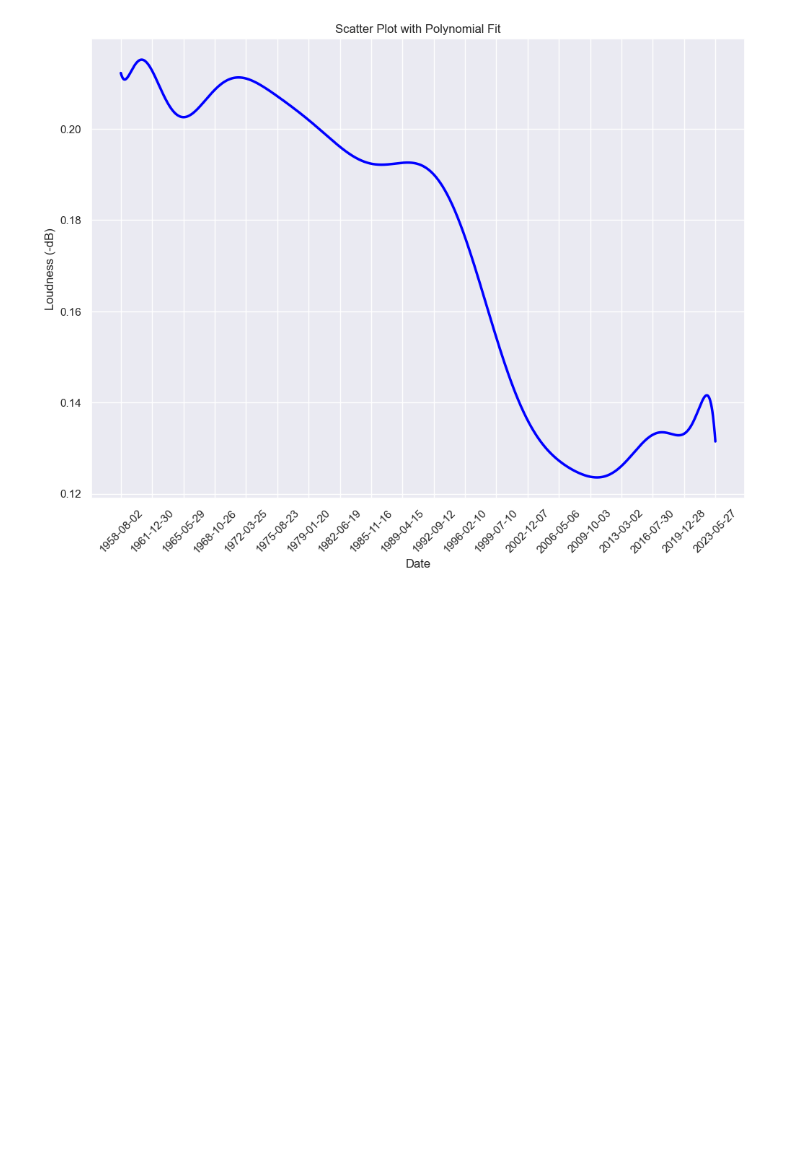
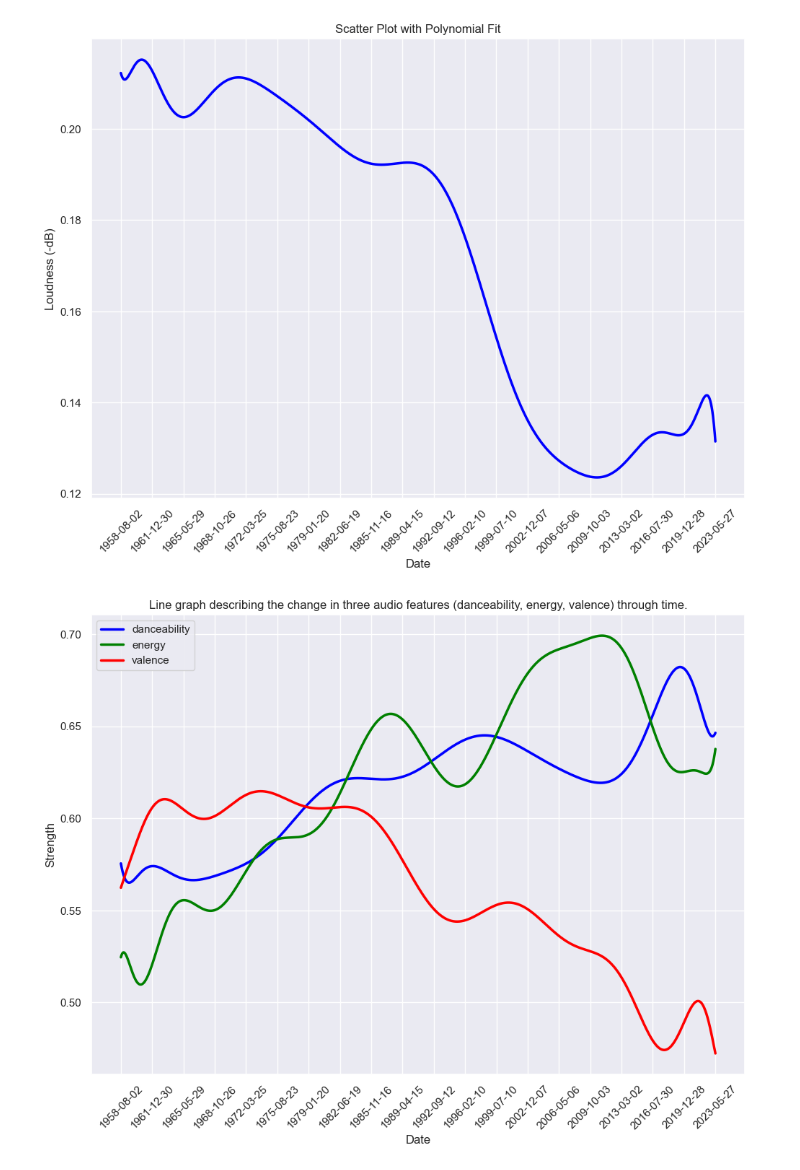
Before and after one commit to ronanhansel/billboard-music-trend, a Jupyter notebook: main.ipynb, the cells around one changed output. Cells and saved outputs as stored; diff of their text form; code cells hidden in the pictures; blank space fills up the shorter version.

Commit message:
Merged graphs

```diff
--- a/main.ipynb
+++ b/main.ipynb
@@ -922,7 +926,7 @@ plt.show()
 # %% [markdown]
 Generating line of best fit Polynomially
 # %%
-def poly_line_generator(attribute, color='red', legend=True, dot_alpha=0.25, label='Best fit', show_scatter=True):
+def poly_line_generator(attribute, color='red', legend=True, dot_alpha=0.25, label='Best fit', show_scatter=True, customize=True):
 
     # Preparing X and y from the given data
     df_mean[attribute] = pd.to_numeric(df_mean[attribute])
@@ -941,18 +945,19 @@ def poly_line_generator(attribute, color='red', legend=True, dot_alpha=0.25, lab
     # Plot the best-fit curve
     best_fit = plt.plot(df_mean['chart_date'], y_fit, label=label, color=color, linewidth=2.5)
 
-    # Customize the plot
-    plt.xlabel('Date')
-    plt.ylabel(attribute)
-    plt.title('Scatter Plot with Polynomial Fit')
-    if legend:
-        plt.legend()
-    plt.gca().set_xticks(x_ticks)
-    plt.xticks(rotation = 45)
-    # Rotate x-axis labels for better readability (optional)
-    plt.xticks(rotation=45)
+    if customize:
+        # Customize the plot
+        plt.xlabel('Date')
+        plt.ylabel(attribute)
+        plt.title('Scatter Plot with Polynomial Fit')
+        if legend:
+            plt.legend()
+        plt.gca().set_xticks(x_ticks)
+        plt.xticks(rotation = 45)
+        # Rotate x-axis labels for better readability (optional)
+        plt.xticks(rotation=45)
 
-    return best_fit
+    return best_fit, X, y_fit
 # %%
 poly_line_generator('danceability')
 plt.show()
@@ -1010,3 +1029,23 @@ plt.ylabel('Loudness (-dB)')
 plt.show()
 # %% [output]
 [figure]
+# %%
+poly_line_generator('danceability', dot_alpha=0, legend=False, label='danceability', color='blue', show_scatter=False, customize=False)
+poly_line_generator('energy', dot_alpha=0, legend=False, label='energy', color='green', show_scatter=False, customize=False)
+poly_line_generator('valence', dot_alpha=0, legend=False, label='valence', show_scatter=False, customize=False)
+# Customize the plot
+plt.xlabel('Date')
+plt.title('Line graph describing the change in three audio features (danceability, energy, valence) through time.')
+plt.gca().set_xticks(x_ticks)
+plt.axvline(x=534, color='black')
+plt.axvline(x=1246, color='black')
+plt.axvline(x=1958, color='black')
+plt.axvline(x=3100, color='black')
+
+# Rotate x-axis labels for better readability (optional)
+plt.xticks(rotation=45)
+plt.ylabel('Strength')
+plt.legend()
+plt.show()
+# %% [output]
+[figure, added]
```
Also changed, not shown: parts of 5 cells of this notebook, 1 other file.
